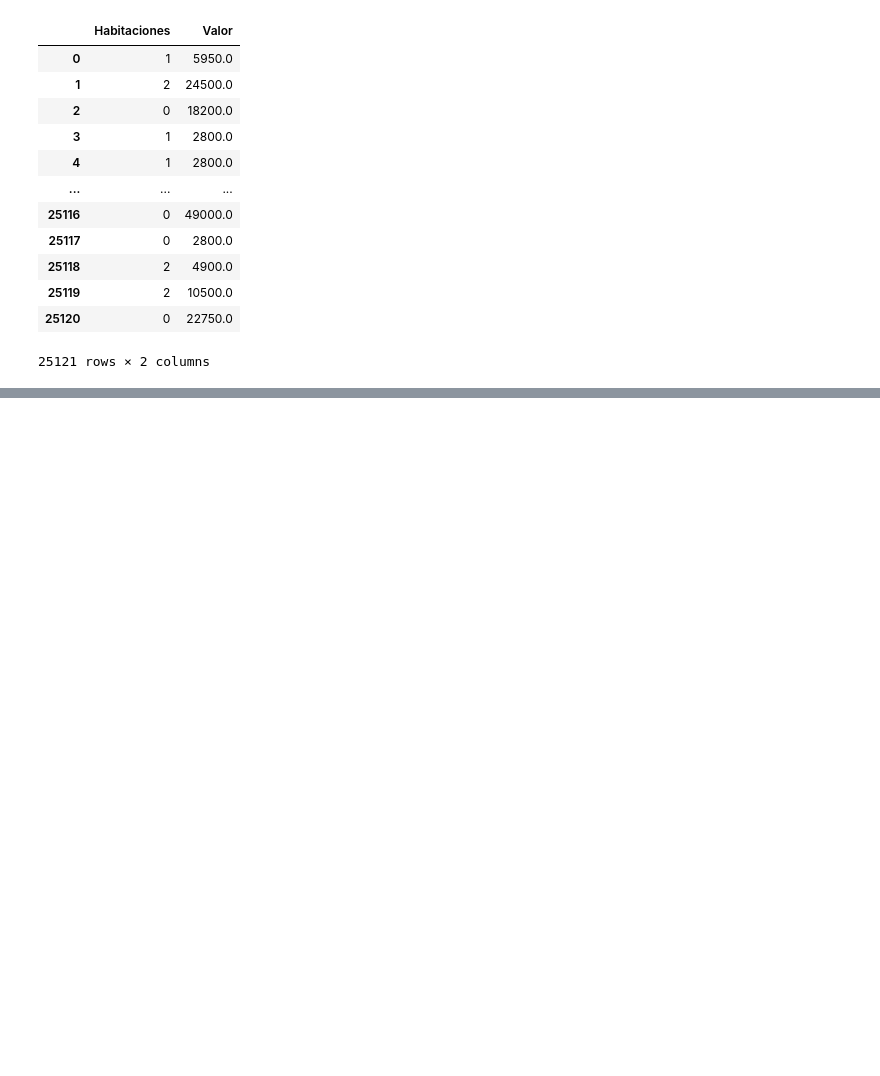
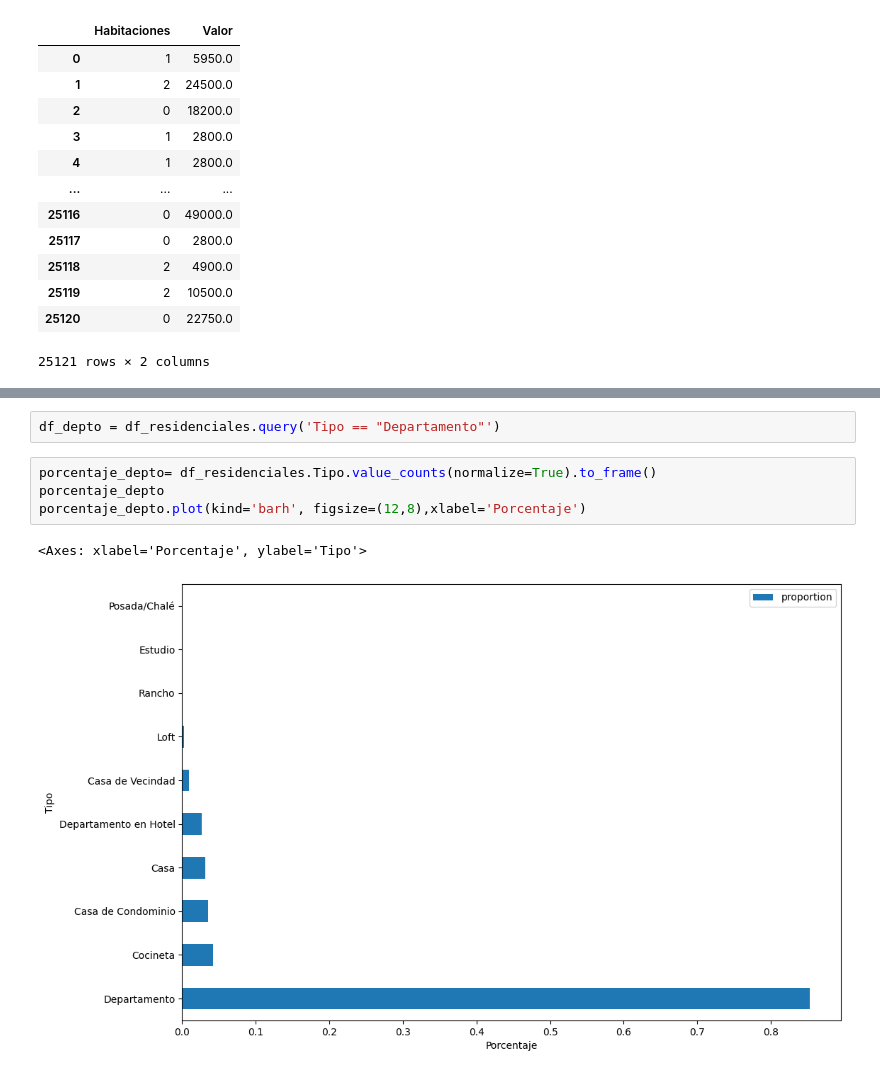
Before and after one commit to Near-o7/pandas, a Jupyter notebook: inmuebles_cdmx.ipynb, the cells around one changed output, grey strips where cells are left out. Saved outputs shown, nothing was run; the diff lists cells and outputs as text; blank space fills up the shorter version.

```diff
--- a/inmuebles_cdmx.ipynb
+++ b/inmuebles_cdmx.ipynb
@@ -94,0 +173,9 @@ df[['Habitaciones', 'Valor']]
+# %%
+df_depto = df_residenciales.query('Tipo == "Departamento"')
+# %%
+porcentaje_depto= df_residenciales.Tipo.value_counts(normalize=True).to_frame()
+porcentaje_depto
+porcentaje_depto.plot(kind='barh', figsize=(12,8),xlabel='Porcentaje')
+# %% [output]
+<Axes: xlabel='Porcentaje', ylabel='Tipo'>
+[figure, added]
```
Also changed, not shown: parts of 11 cells of this notebook.
